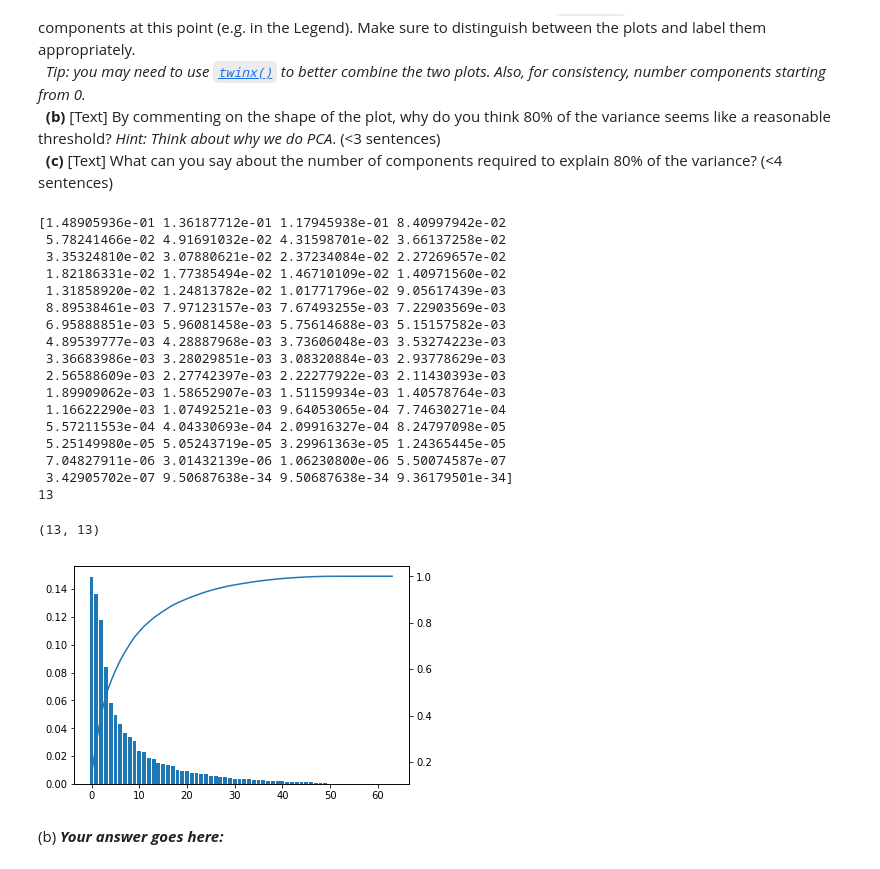
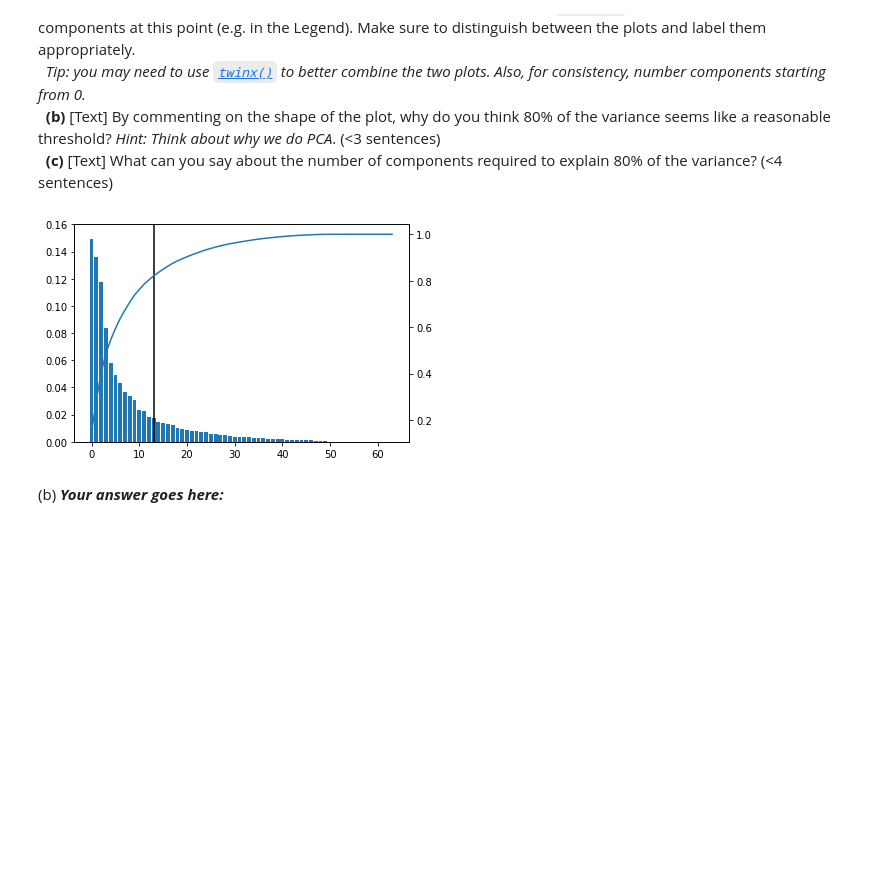
Before and after one commit to ishanparikh/IAML2018, a Jupyter notebook: Assignments/04_B_PCA.ipynb, the cells around one changed output. Drawn from its saved outputs; the diff is of its cells as text; code cells hidden in the pictures; blank space fills up the shorter version.

```diff
--- a/Assignments/04_B_PCA.ipynb
+++ b/Assignments/04_B_PCA.ipynb
@@ -265,52 +276,36 @@ Let us visualise the explained variance by the PCA components. Familiarise yours
 # %%
 #(a) # Your Code goes here:
 # pca = PCA()
-pca = PCA(svd_solver='full')
+pca = PCA(svd_solver='full',n_components=64)
 pca.fit(data)
 fig, ax1 = plt.subplots()
 
 EVR = np.array(pca.explained_variance_ratio_)
 EVR[::-1].sort()
-print((EVR))
+# print((EVR))
 # sns.barplot(EVR)
 # plt.axis([EVR.min, EVR.max, None, None])
 
 plt.bar(np.arange(64),EVR)
 # np.arange/(1,64).shape
 
 ax2 = ax1.twinx()
 ax2.plot(cumsum(EVR))
 cumul = np.array(cumsum(EVR))
 flag =0
 ct =0
 for i in cumul:
     ct+=1
     #print(i)
     if i > .80:
         flag = ct
-        print(flag)
+#         print(flag)
         break
-flag
+ax1.vlines(flag, 0, 1)
+ax1.set_ylim(0, 0.16)
+plt.show()
 # %% [output]
-[1.48905936e-01 1.36187712e-01 1.17945938e-01 8.40997942e-02
- 5.78241466e-02 4.91691032e-02 4.31598701e-02 3.66137258e-02
- 3.35324810e-02 3.07880621e-02 2.37234084e-02 2.27269657e-02
- 1.82186331e-02 1.77385494e-02 1.46710109e-02 1.40971560e-02
- 1.31858920e-02 1.24813782e-02 1.01771796e-02 9.05617439e-03
- 8.89538461e-03 7.97123157e-03 7.67493255e-03 7.22903569e-03
- 6.95888851e-03 5.96081458e-03 5.75614688e-03 5.15157582e-03
- 4.89539777e-03 4.28887968e-03 3.73606048e-03 3.53274223e-03
- 3.36683986e-03 3.28029851e-03 3.08320884e-03 2.93778629e-03
- 2.56588609e-03 2.27742397e-03 2.22277922e-03 2.11430393e-03
- 1.89909062e-03 1.58652907e-03 1.51159934e-03 1.40578764e-03
- 1.16622290e-03 1.07492521e-03 9.64053065e-04 7.74630271e-04
- 5.57211553e-04 4.04330693e-04 2.09916327e-04 8.24797098e-05
- 5.25149980e-05 5.05243719e-05 3.29961363e-05 1.24365445e-05
- 7.04827911e-06 3.01432139e-06 1.06230800e-06 5.50074587e-07
- 3.42905702e-07 9.50687638e-34 9.50687638e-34 9.36179501e-34]
-13
-(13, 13)
-[figure, old version]
+[figure, new version]
 # %% [markdown]
 (b) ***Your answer goes here:***
 # %% [markdown]
```
Also changed, not shown: parts of 15 cells of this notebook, 2 other files.
